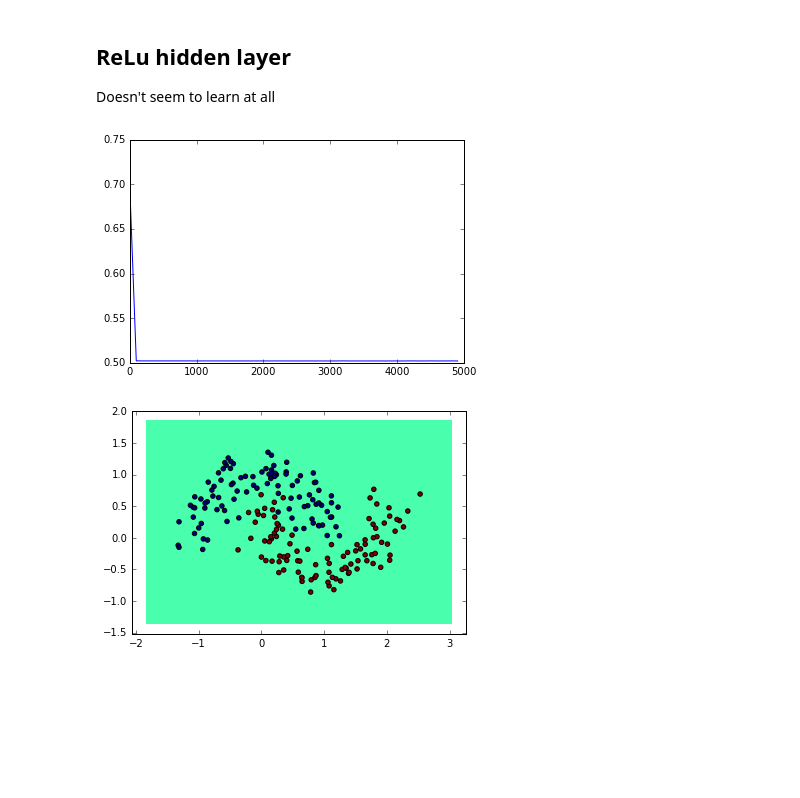
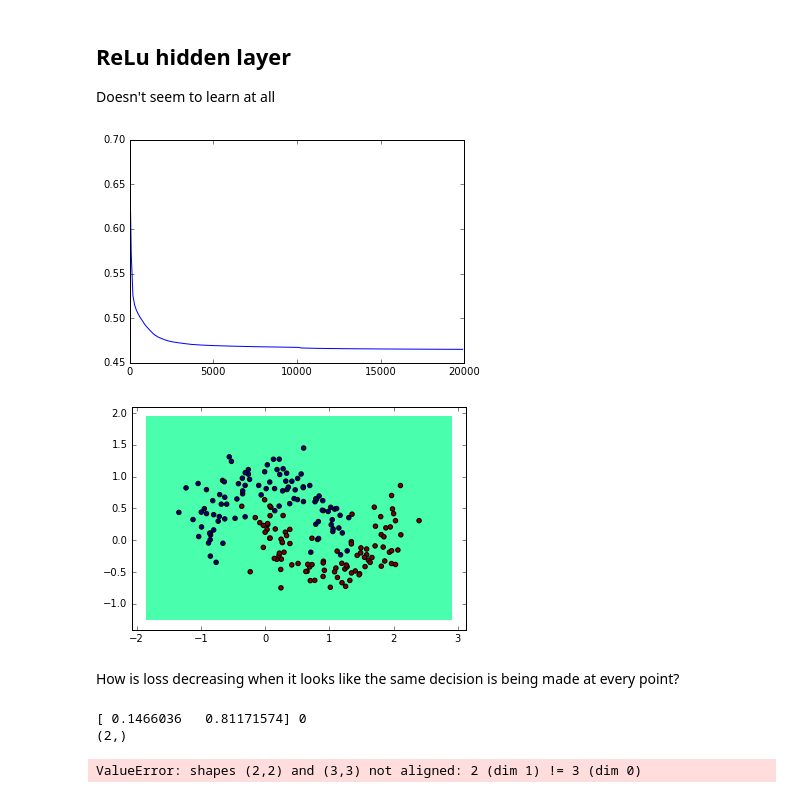
Before and after one commit to dvizye/basic-nn, a Jupyter notebook: nn-test.ipynb, the cells around one changed output. Cells and saved outputs as stored; diff of their text form; code cells hidden in the pictures; blank space fills up the shorter version.

```diff
--- a/nn-test.ipynb
+++ b/nn-test.ipynb
@@ -174,11 +174,23 @@ nn.plot_decision_boundary(X,y)
 ## ReLu hidden layer
 Doesn't seem to learn at all
 # %%
-nn = NeuralNet(input_dim=2, num_output=2, learning_rate=2.5, hidden_sizes=[3], nonlinearity='RELU')
-nn.fit(X,y,plot_loss=True)
+nn = NeuralNet(input_dim=2, num_output=2, learning_rate=0.05, hidden_sizes=[3], nonlinearity='RELU')
+nn.fit(X,y,max_iter=20000, plot_loss=True)
 # %% [output]
-[figure, old version]
+[figure, new version]
 # %%
 nn.plot_decision_boundary(X, y)
 # %% [output]
-[figure, old version]
+[figure, new version]
+# %% [markdown]
+How is loss decreasing when it looks like the same decision is being made at every point?
+# %%
+# Test with a single point
+x1 = X[0, :]
+y1 = y[0]
+print x1, y1
+nn.predict(np.expand_dims(x1, )
+# %% [output]
+[ 0.1466036   0.81171574] 0
+(2,)
+ValueError: shapes (2,2) and (3,3) not aligned: 2 (dim 1) != 3 (dim 0)
```
